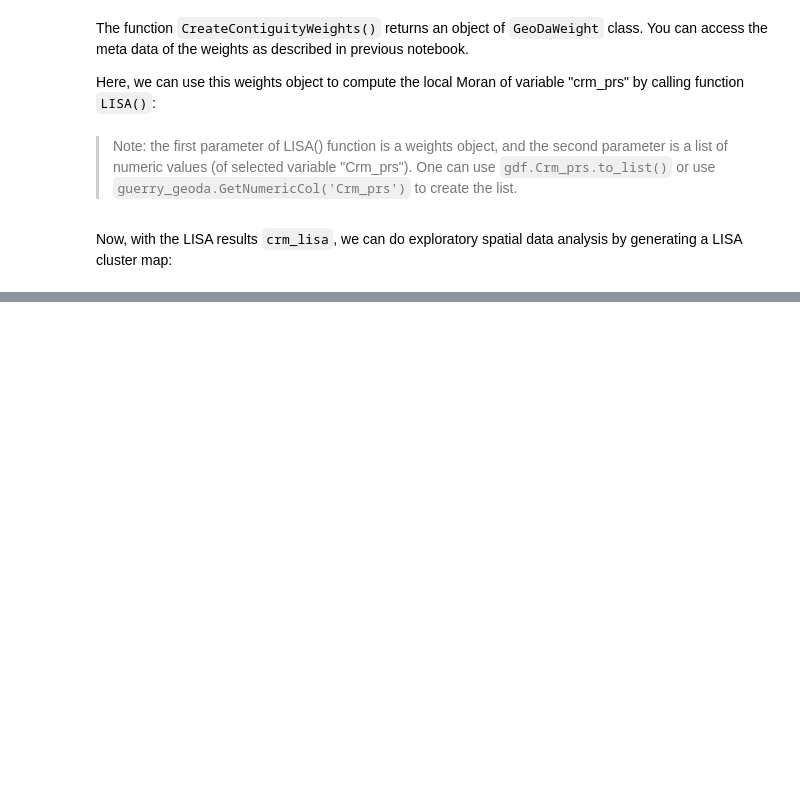
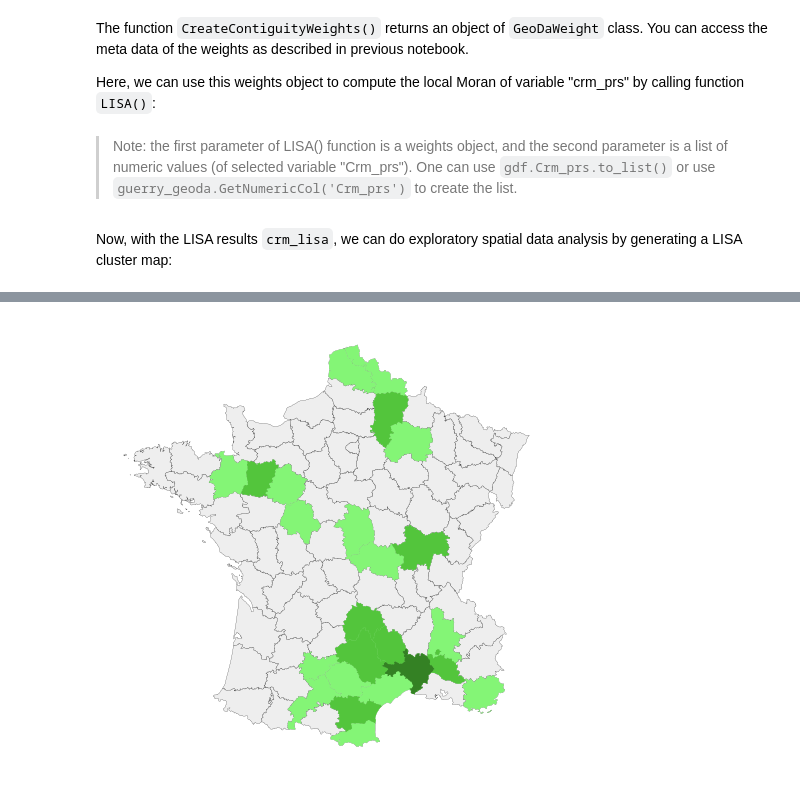
Before and after one commit to zhangan15/libgeoda, a Jupyter notebook: swig/python/doc_esda.ipynb, the cells around one changed output, grey strips where cells are left out. Drawn from its saved outputs; the diff is of its cells as text; code cells hidden in the pictures; blank space fills up the shorter version.

```diff
--- a/swig/python/doc_esda.ipynb
+++ b/swig/python/doc_esda.ipynb
@@ -146,0 +148,13 @@ for ctype, data in gdf.groupby('LISA'):
+# %%
+gdf['LISA_PVAL'] = crm_lisa.GetLocalSignificanceValues()
+
+fig, ax = plt.subplots(figsize = (8,10))
+
+gdf.plot(column='LISA_PVAL', color='#eeeeee', ax=ax, edgecolor = 'black', linewidth = 0.2)
+gdf[gdf['LISA_PVAL'] <= 0.05].plot(color="#84f576", ax=ax)
+gdf[gdf['LISA_PVAL'] <= 0.01].plot(color="#53c53c", ax=ax)
+gdf[gdf['LISA_PVAL'] <= 0.001].plot(color="#348124", ax=ax)
+
+ax.set_axis_off()
+# %% [output]
+[figure, added]
```
Also changed, not shown: parts of 7 cells of this notebook, 3 other files.
